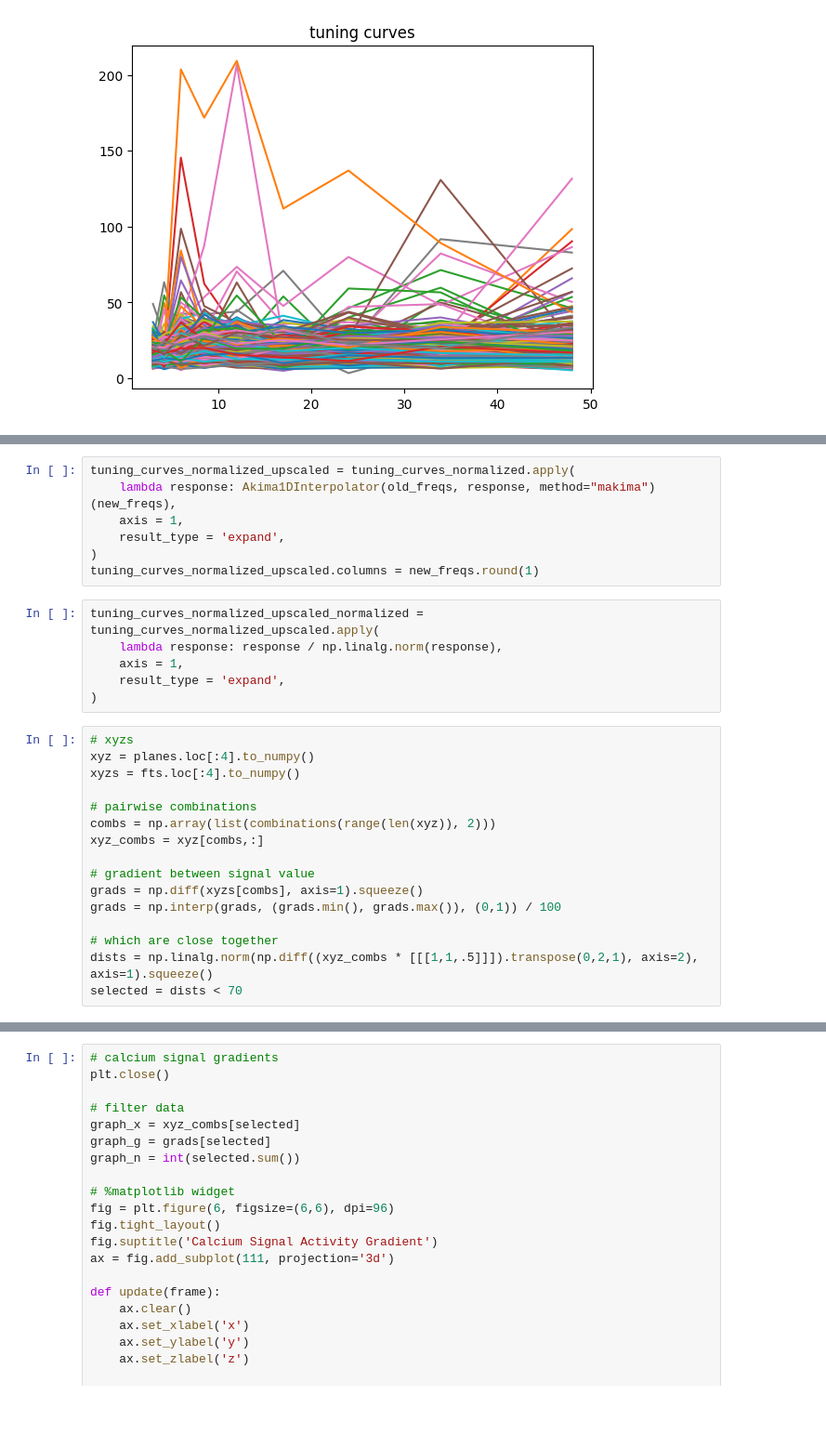
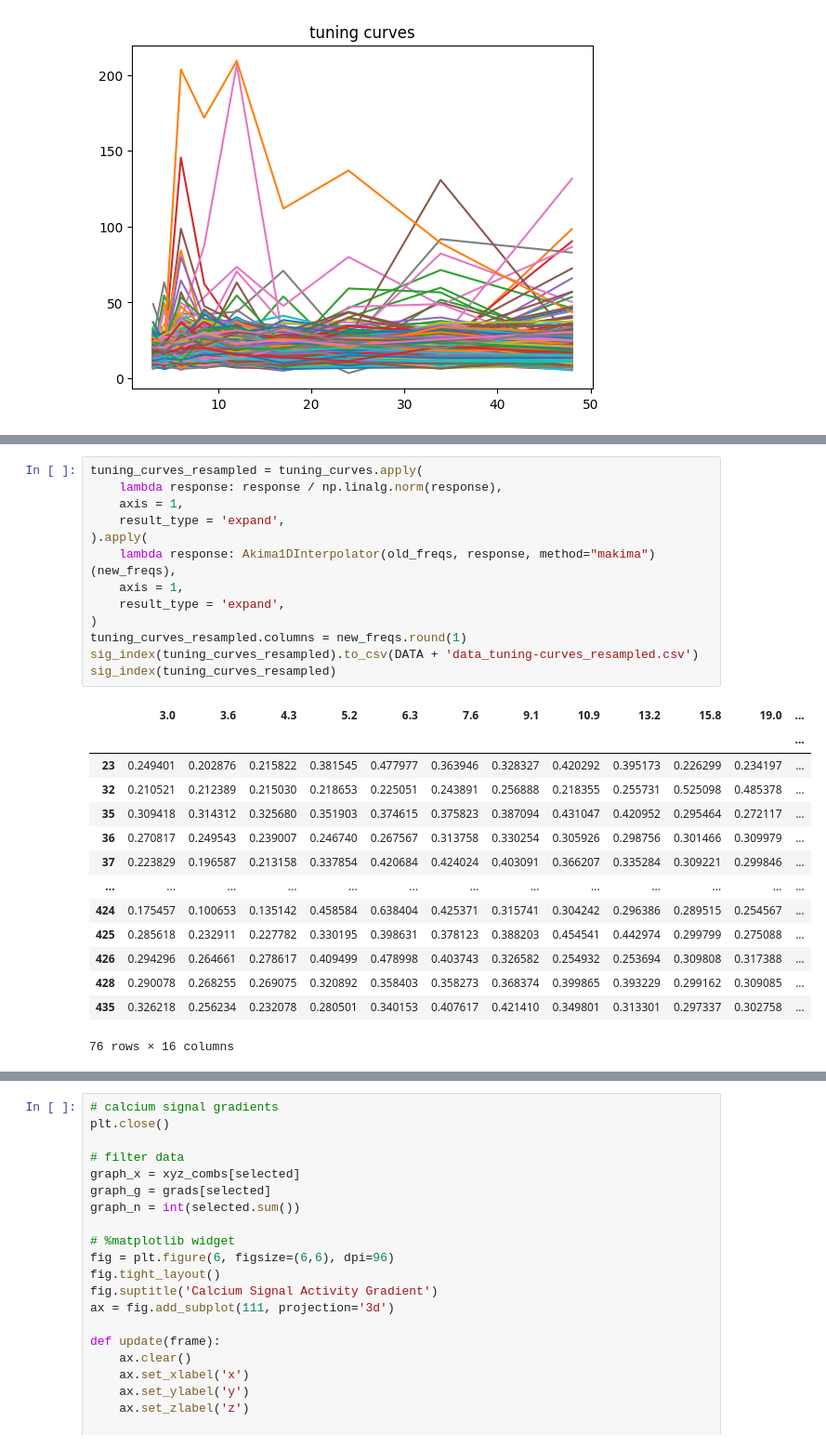
Before and after one commit to 0mWh/pqic-gic-quadrigems, a Jupyter notebook: notebooks/waveforms.ipynb, the cells around one changed output, grey strips where cells are left out. Shown at 93% size. Drawn from its saved outputs; the diff is of its cells as text; blank space fills up the shorter version.

```diff
--- a/notebooks/waveforms.ipynb
+++ b/notebooks/waveforms.ipynb
@@ -200,29 +195,28 @@ tuning_curves_normalized.to_csv(DATA + 'data_tuning-curves_normalized.csv')
 # %%
-tuning_curves_normalized_upscaled = tuning_curves_normalized.apply(
+tuning_curves_resampled = tuning_curves.apply(
+    lambda response: response / np.linalg.norm(response),
+    axis = 1,
+    result_type = 'expand',
+).apply(
     lambda response: Akima1DInterpolator(old_freqs, response, method="makima")(new_freqs),
     axis = 1,
     result_type = 'expand',
 )
-tuning_curves_normalized_upscaled.columns = new_freqs.round(1)
+tuning_curves_resampled.columns = new_freqs.round(1)
+sig_index(tuning_curves_resampled).to_csv(DATA + 'data_tuning-curves_resampled.csv')
+sig_index(tuning_curves_resampled)
+# %% [output]
+|  | 3.0 | 3.6 | 4.3 | 5.2 | 6.3 | 7.6 | 9.1 | 10.9 | 13.2 | 15.8 | 19.0 | ... |
+|  |  |  |  |  |  |  |  |  |  |  |  | ... |
+| 23 | 0.249401 | 0.202876 | 0.215822 | 0.381545 | 0.477977 | 0.363946 | 0.328327 | 0.420292 | 0.395173 | 0.226299 | 0.234197 | ... |
+| 32 | 0.210521 | 0.212389 | 0.215030 | 0.218653 | 0.225051 | 0.243891 | 0.256888 | 0.218355 | 0.255731 | 0.525098 | 0.485378 | ... |
+| 35 | 0.309418 | 0.314312 | 0.325680 | 0.351903 | 0.374615 | 0.375823 | 0.387094 | 0.431047 | 0.420952 | 0.295464 | 0.272117 | ... |
+| 36 | 0.270817 | 0.249543 | 0.239007 | 0.246740 | 0.267567 | 0.313758 | 0.330254 | 0.305926 | 0.298756 | 0.301466 | 0.309979 | ... |
+| 37 | 0.223829 | 0.196587 | 0.213158 | 0.337854 | 0.420684 | 0.424024 | 0.403091 | 0.366207 | 0.335284 | 0.309221 | 0.299846 | ... |
+| ... | ... | ... | ... | ... | ... | ... | ... | ... | ... | ... | ... | ... |
+| 424 | 0.175457 | 0.100653 | 0.135142 | 0.458584 | 0.638404 | 0.425371 | 0.315741 | 0.304242 | 0.296386 | 0.289515 | 0.254567 | ... |
+| 425 | 0.285618 | 0.232911 | 0.227782 | 0.330195 | 0.398631 | 0.378123 | 0.388203 | 0.454541 | 0.442974 | 0.299799 | 0.275088 | ... |
+| 426 | 0.294296 | 0.264661 | 0.278617 | 0.409499 | 0.478998 | 0.403743 | 0.326582 | 0.254932 | 0.253694 | 0.309808 | 0.317388 | ... |
+| 428 | 0.290078 | 0.268255 | 0.269075 | 0.320892 | 0.358403 | 0.358273 | 0.368374 | 0.399865 | 0.393229 | 0.299162 | 0.309085 | ... |
+| 435 | 0.326218 | 0.256234 | 0.232078 | 0.280501 | 0.340153 | 0.407617 | 0.421410 | 0.349801 | 0.313301 | 0.297337 | 0.302758 | ... |
+76 rows × 16 columns
-# %%
-tuning_curves_normalized_upscaled_normalized = tuning_curves_normalized_upscaled.apply(
-    lambda response: response / np.linalg.norm(response),
-    axis = 1,
-    result_type = 'expand',
-)
-# %%
-# xyzs
-xyz = planes.loc[:4].to_numpy()
-xyzs = fts.loc[:4].to_numpy()
-
-# pairwise combinations
-combs = np.array(list(combinations(range(len(xyz)), 2)))
-xyz_combs = xyz[combs,:]
-
-# gradient between signal value
-grads = np.diff(xyzs[combs], axis=1).squeeze()
-grads = np.interp(grads, (grads.min(), grads.max()), (0,1)) / 100
-
-# which are close together
-dists = np.linalg.norm(np.diff((xyz_combs * [[[1,1,.5]]]).transpose(0,2,1), axis=2), axis=1).squeeze()
-selected = dists < 70
```
Also changed, not shown: parts of 7 cells of this notebook, 3 other files.
